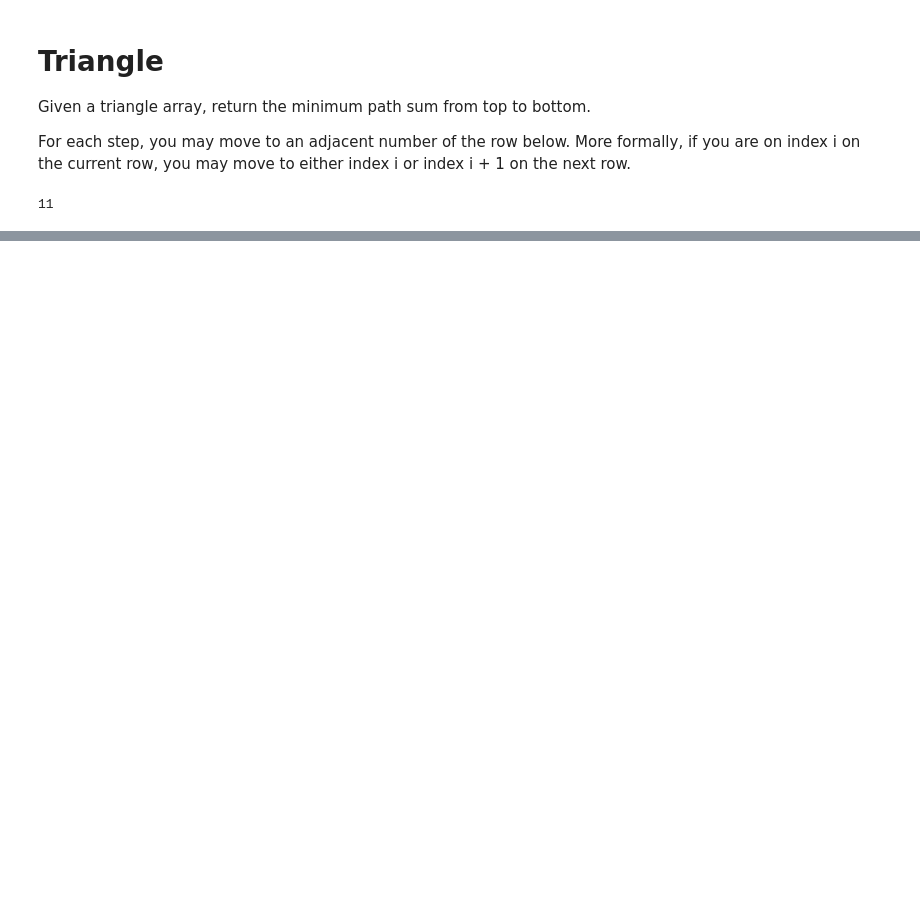
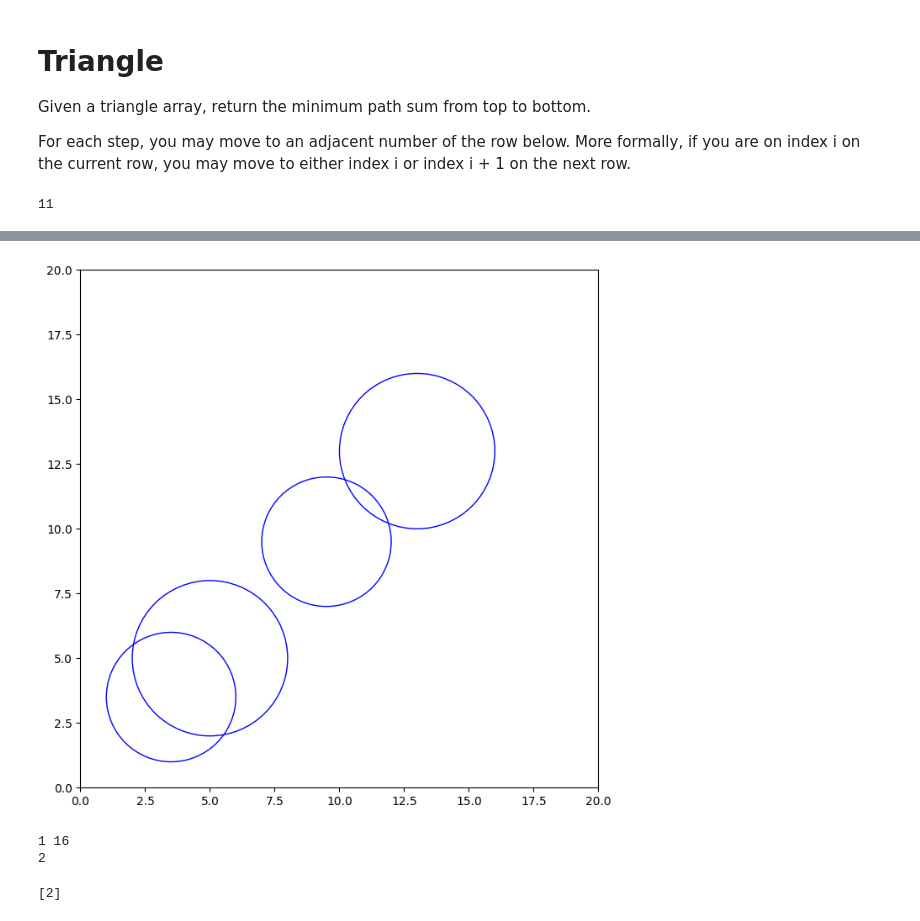
Before and after one commit to AugustinCablant/Learn-to-code, a Jupyter notebook: solve_problems.ipynb, the cells around one changed output, grey strips where cells are left out. Cells and saved outputs as stored; diff of their text form; code cells hidden in the pictures; blank space fills up the shorter version.

```diff
--- a/solve_problems.ipynb
+++ b/solve_problems.ipynb
@@ -25,0 +56,25 @@ minimumTotal(triangle)
+# %%
+points = [[10, 16], [2, 8], [1, 6], [7, 12]]
+
+plt.figure(figsize=(12, 8))
+ax = plt.gca()  # Obtenir l'axe courant
+
+for point in points:
+    center_x = point[0] + (point[1] - point[0]) / 2
+    radius = (point[1] - point[0]) / 2
+    circle = plt.Circle((center_x, center_x), radius, facecolor='none', edgecolor='b')
+    ax.add_patch(circle)  # Ajouter le cercle à l'axe
+
+ax.set_xlim(0, 20)
+ax.set_ylim(0, 20)
+ax.set_aspect('equal')  # Pour s'assurer que le cercle est rond
+
+plt.show()
+# %% [output]
+[figure, added]
+# %%
+findMinArrowShots(points)
+# %% [output]
+1 16
+2
+[2]
```
Also changed, not shown: parts of 4 cells of this notebook.
